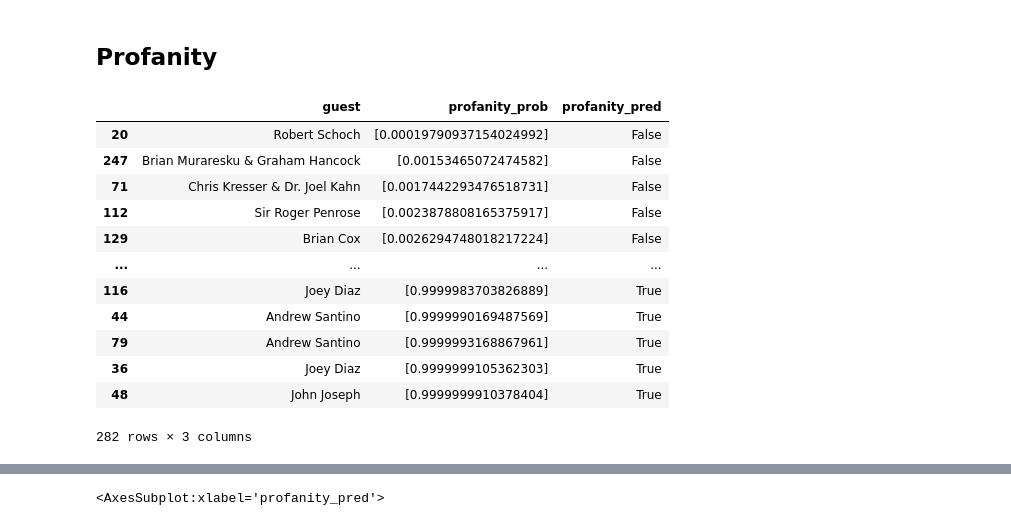
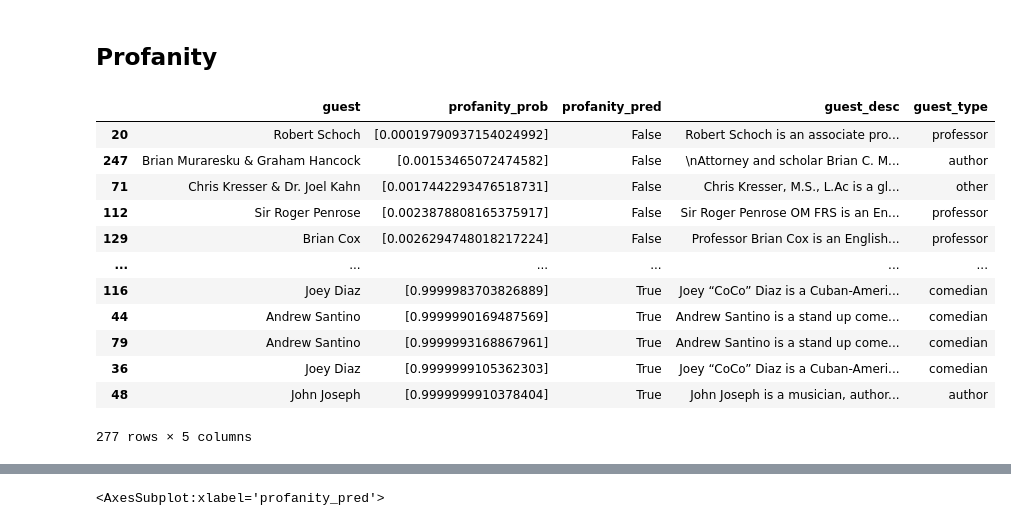
Before and after one commit to BryceHamilton/jre, a Jupyter notebook: analysis.ipynb, the cells around one changed output, grey strips where cells are left out. Drawn from its saved outputs; the diff is of its cells as text; code cells hidden in the pictures.

Commit message:
guest type profanity

```diff
--- a/analysis.ipynb
+++ b/analysis.ipynb
@@ -138,18 +138,18 @@ from profanity_check import predict, predict_prob
 df["profanity_pred"] = df["transcript"].apply(lambda s: [s]).apply(predict).apply(bool)
 df["profanity_prob"] = df["transcript"].apply(lambda s: [s]).apply(predict_prob)
 # %%
-df[["guest","profanity_prob", "profanity_pred"]].sort_values("profanity_prob")
+df[["guest","profanity_prob", "profanity_pred", "guest_desc", "guest_type"]].sort_values("profanity_prob")
 # %% [output]
-|  | guest | profanity_prob | profanity_pred |
-| 20 | Robert Schoch | [0.00019790937154024992] | False |
-| 247 | Brian Muraresku & Graham Hancock | [0.00153465072474582] | False |
-| 71 | Chris Kresser & Dr. Joel Kahn | [0.0017442293476518731] | False |
-| 112 | Sir Roger Penrose | [0.0023878808165375917] | False |
-| 129 | Brian Cox | [0.0026294748018217224] | False |
-| ... | ... | ... | ... |
-| 116 | Joey Diaz | [0.9999983703826889] | True |
-| 44 | Andrew Santino | [0.9999990169487569] | True |
-| 79 | Andrew Santino | [0.9999993168867961] | True |
-| 36 | Joey Diaz | [0.9999999105362303] | True |
-| 48 | John Joseph | [0.9999999910378404] | True |
+|  | guest | profanity_prob | profanity_pred | guest_desc | guest_type |
+| 20 | Robert Schoch | [0.00019790937154024992] | False | Robert Schoch is an associate pro... | professor |
+| 247 | Brian Muraresku & Graham Hancock | [0.00153465072474582] | False | \nAttorney and scholar Brian C. M... | author |
+| 71 | Chris Kresser & Dr. Joel Kahn | [0.0017442293476518731] | False | Chris Kresser, M.S., L.Ac is a gl... | other |
+| 112 | Sir Roger Penrose | [0.0023878808165375917] | False | Sir Roger Penrose OM FRS is an En... | professor |
+| 129 | Brian Cox | [0.0026294748018217224] | False | Professor Brian Cox is an English... | professor |
+| ... | ... | ... | ... | ... | ... |
+| 116 | Joey Diaz | [0.9999983703826889] | True | Joey “CoCo” Diaz is a Cuban-Ameri... | comedian |
+| 44 | Andrew Santino | [0.9999990169487569] | True | Andrew Santino is a stand up come... | comedian |
+| 79 | Andrew Santino | [0.9999993168867961] | True | Andrew Santino is a stand up come... | comedian |
+| 36 | Joey Diaz | [0.9999999105362303] | True | Joey “CoCo” Diaz is a Cuban-Ameri... | comedian |
+| 48 | John Joseph | [0.9999999910378404] | True | John Joseph is a musician, author... | author |
-282 rows × 3 columns
+277 rows × 5 columns
```
Also changed, not shown: parts of 16 cells of this notebook.
